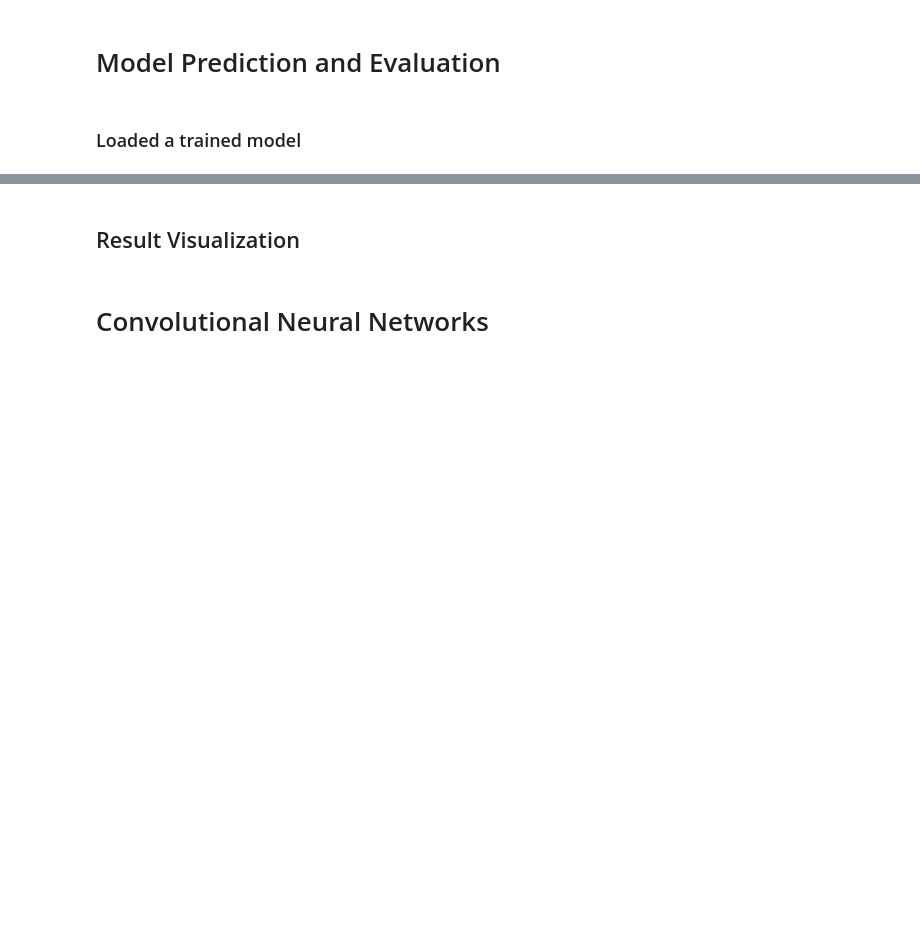
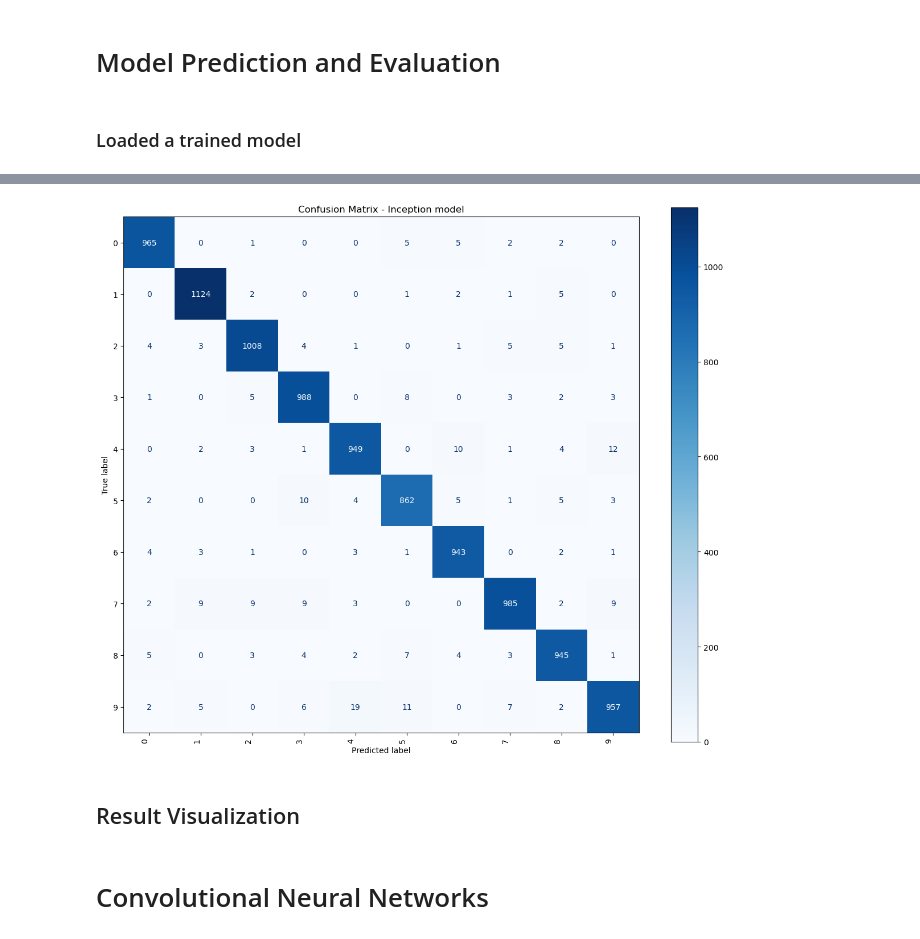
Before and after one commit to CS6765-ML-Team/programming-project, a Jupyter notebook: mnist/mnist.ipynb, the cells around one changed output, grey strips where cells are left out. Drawn from its saved outputs; the diff is of its cells as text; code cells hidden in the pictures; blank space fills up the shorter version.

Commit message:
loaded best model, performed evaluation and testing

```diff
--- a/mnist/mnist.ipynb
+++ b/mnist/mnist.ipynb
@@ -523,7 +523,10 @@ for layer_width in LAYER_WIDTHS:
 Now that all of the models have been trained and the training/validation performance are stored in their corresponding directories inside "ann_model_results", I can iterate through each folder, extract the hyperparameters and training results from the params_result.json file
 # %%
 import pandas as pd
+import os
+import json
 
+BASE_DIR = os.getcwd()
 MODEL_RESULT_DIR = os.path.join(BASE_DIR,"ann_model_results")
 
 # Empty list to store directory of data
@@ -718,0 +720,7 @@ TRAINED_DIRECTORY = os.path.join(BASE_DIR,'241129_122303_2_0.0001_50')
+# %%
+from tensorflow.keras.models import load_model
+RESULT_DIR = os.path.join(BASE_DIR,'ann_model_results')
+MODEL_DIR =  os.path.join(RESULT_DIR,'241129_150900_[64, 32, 16]_0.0005_50_relu')
+MODEL_PATH = os.path.join(MODEL_DIR,'model.h5')
+
+loaded_model = load_model(MODEL_PATH)
@@ -718,0 +739,2 @@ TRAINED_DIRECTORY = os.path.join(BASE_DIR,'241129_122303_2_0.0001_50')
+# %%
+y_loaded_pred = np.argmax(loaded_model.predict(x_test),axis=1)
@@ -719,3 +743,19 @@ TRAINED_DIRECTORY = os.path.join(BASE_DIR,'241129_122303_2_0.0001_50')
+# %%
+from sklearn.metrics import confusion_matrix, ConfusionMatrixDisplay
+
+cm = confusion_matrix(y_test, y_loaded_pred)
+disp = ConfusionMatrixDisplay(confusion_matrix=cm)
+disp.plot(cmap=plt.cm.Blues)  # You can change the color map as desired
+fig = disp.ax_.get_figure()
+fig.set_figwidth(12)
+fig.set_figheight(10)
+plt.title("Confusion Matrix - Inception model")
+plt.xticks(rotation=90, ha='right')  # Rotate x labels for better readability
+plt.yticks(rotation=0)  # Keep y labels horizontal
+plt.tight_layout()  # Adjust layout to make room for rotated labels
+plt.show()
+# %% [output]
+[figure, added]
 # %% [markdown]
 ## Result Visualization
 # %%
```
Also changed, not shown: parts of 8 cells of this notebook, 2 other files.
